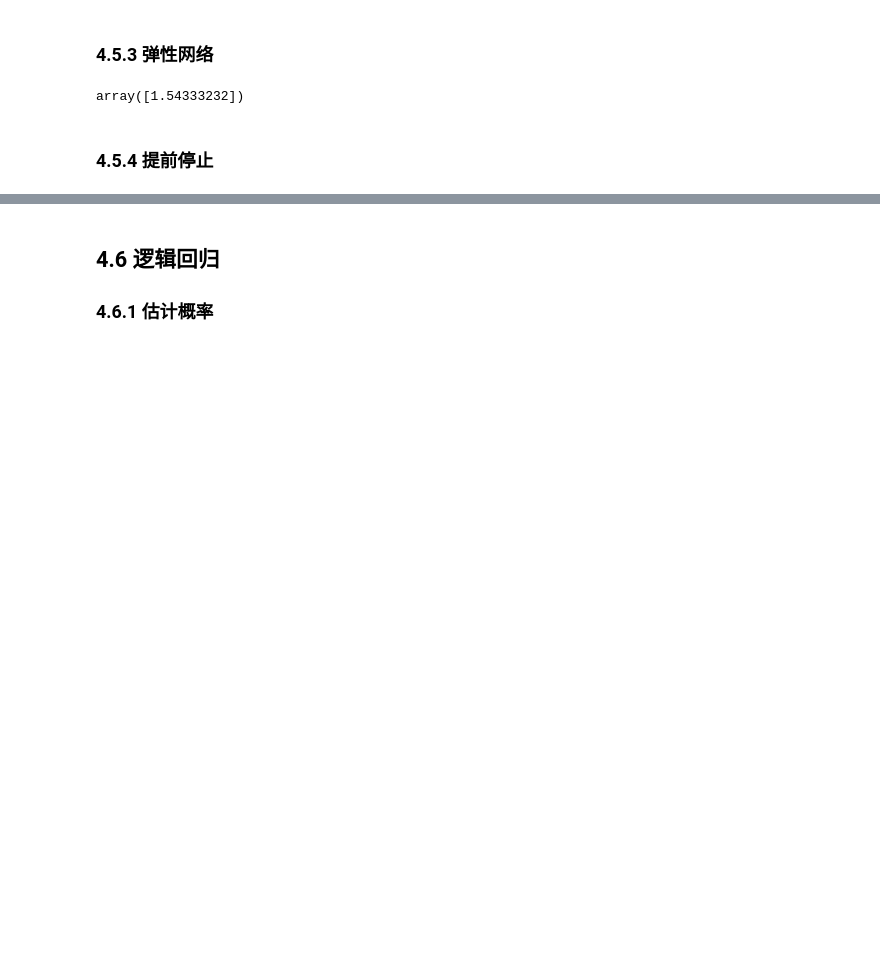
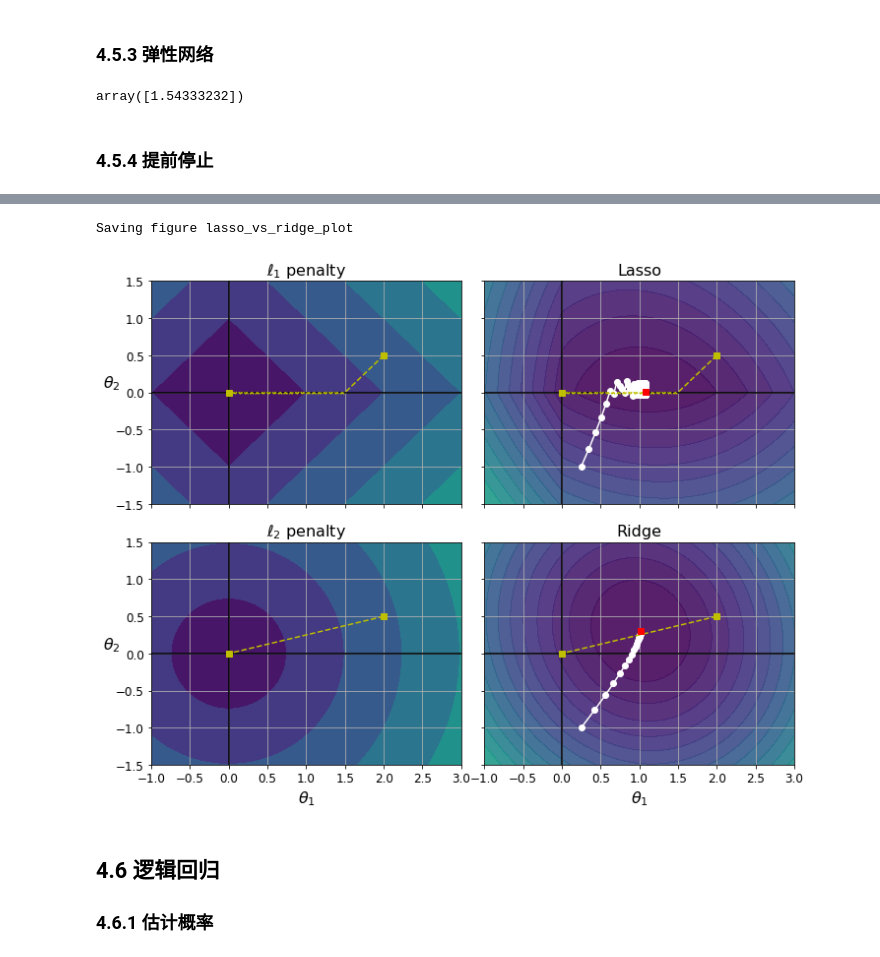
Before and after one commit to Vuean/Hands-On-ML, a Jupyter notebook: Chapter4/04_training_models.ipynb, the cells around one changed output, grey strips where cells are left out. Saved outputs shown, nothing was run; the diff lists cells and outputs as text; code cells hidden in the pictures; blank space fills up the shorter version.

```diff
--- a/Chapter4/04_training_models.ipynb
+++ b/Chapter4/04_training_models.ipynb
@@ -544,3 +598,80 @@ for epoch in range(1000):
+# %%
+t1a, t1b, t2a, t2b = -1, 3, -1.5, 1.5
+
+t1s = np.linspace(t1a, t1b, 500)
+t2s = np.linspace(t2a, t2b, 500)
+t1, t2 = np.meshgrid(t1s, t2s)
+T = np.c_[t1.ravel(), t2.ravel()]
+Xr = np.array([[1, 1], [1, -1], [1, 0.5]])
+yr = 2 * Xr[:, :1] + 0.5 * Xr[:, 1:]
+
+J = (1/len(Xr) * np.sum((T.dot(Xr.T) - yr.T)**2, axis=1)).reshape(t1.shape)
+
+N1 = np.linalg.norm(T, ord=1, axis=1).reshape(t1.shape)
+N2 = np.linalg.norm(T, ord=2, axis=1).reshape(t1.shape)
+
+t_min_idx = np.unravel_index(np.argmin(J), J.shape)
+t1_min, t2_min = t1[t_min_idx], t2[t_min_idx]
+
+t_init = np.array([[0.25], [-1]])
+# %%
+def bgd_path(theta, X, y, l1, l2, core = 1, eta = 0.05, n_iterations = 200):
+    path = [theta]
+    for iteration in range(n_iterations):
+        gradients = core * 2/len(X) * X.T.dot(X.dot(theta) - y) + l1 * np.sign(theta) + l2 * theta
+        theta = theta - eta * gradients
+        path.append(theta)
+    return np.array(path)
+
+fig, axes = plt.subplots(2, 2, sharex=True, sharey=True, figsize=(10.1, 8))
+for i, N, l1, l2, title in ((0, N1, 2., 0, "Lasso"), (1, N2, 0,  2., "Ridge")):
+    JR = J + l1 * N1 + l2 * 0.5 * N2**2
+
+    tr_min_idx = np.unravel_index(np.argmin(JR), JR.shape)
+    t1r_min, t2r_min = t1[tr_min_idx], t2[tr_min_idx]
+
+    levelsJ=(np.exp(np.linspace(0, 1, 20)) - 1) * (np.max(J) - np.min(J)) + np.min(J)
+    levelsJR=(np.exp(np.linspace(0, 1, 20)) - 1) * (np.max(JR) - np.min(JR)) + np.min(JR)
+    levelsN=np.linspace(0, np.max(N), 10)
+
+    path_J = bgd_path(t_init, Xr, yr, l1=0, l2=0)
+    path_JR = bgd_path(t_init, Xr, yr, l1, l2)
+    path_N = bgd_path(np.array([[2.0], [0.5]]), Xr, yr, np.sign(l1)/3, np.sign(l2), core=0)
+
+    ax = axes[i, 0]
+    ax.grid(True)
+    ax.axhline(y=0, color='k')
+    ax.axvline(x=0, color='k')
+    ax.contourf(t1, t2, N / 2., levels=levelsN)
+    ax.plot(path_N[:, 0], path_N[:, 1], "y--")
+    ax.plot(0, 0, "ys")
+    ax.plot(t1_min, t2_min, "ys")
+    ax.set_title(r"$\ell_{}$ penalty".format(i + 1), fontsize=16)
+    ax.axis([t1a, t1b, t2a, t2b])
+    if i == 1:
+        ax.set_xlabel(r"$\theta_1$", fontsize=16)
+    ax.set_ylabel(r"$\theta_2$", fontsize=16, rotation=0)
+
+    ax = axes[i, 1]
+    ax.grid(True)
+    ax.axhline(y=0, color='k')
+    ax.axvline(x=0, color='k')
+    ax.contourf(t1, t2, JR, levels=levelsJR, alpha=0.9)
+    ax.plot(path_JR[:, 0], path_JR[:, 1], "w-o")
+    ax.plot(path_N[:, 0], path_N[:, 1], "y--")
+    ax.plot(0, 0, "ys")
+    ax.plot(t1_min, t2_min, "ys")
+    ax.plot(t1r_min, t2r_min, "rs")
+    ax.set_title(title, fontsize=16)
+    ax.axis([t1a, t1b, t2a, t2b])
+    if i == 1:
+        ax.set_xlabel(r"$\theta_1$", fontsize=16)
+
+save_fig("lasso_vs_ridge_plot")
+plt.show()
+# %% [output]
+Saving figure lasso_vs_ridge_plot
+[figure, added]
 # %% [markdown]
 ## 4.6 逻辑回归
 
```
Also changed, not shown: parts of 8 cells of this notebook, 8 other files.
